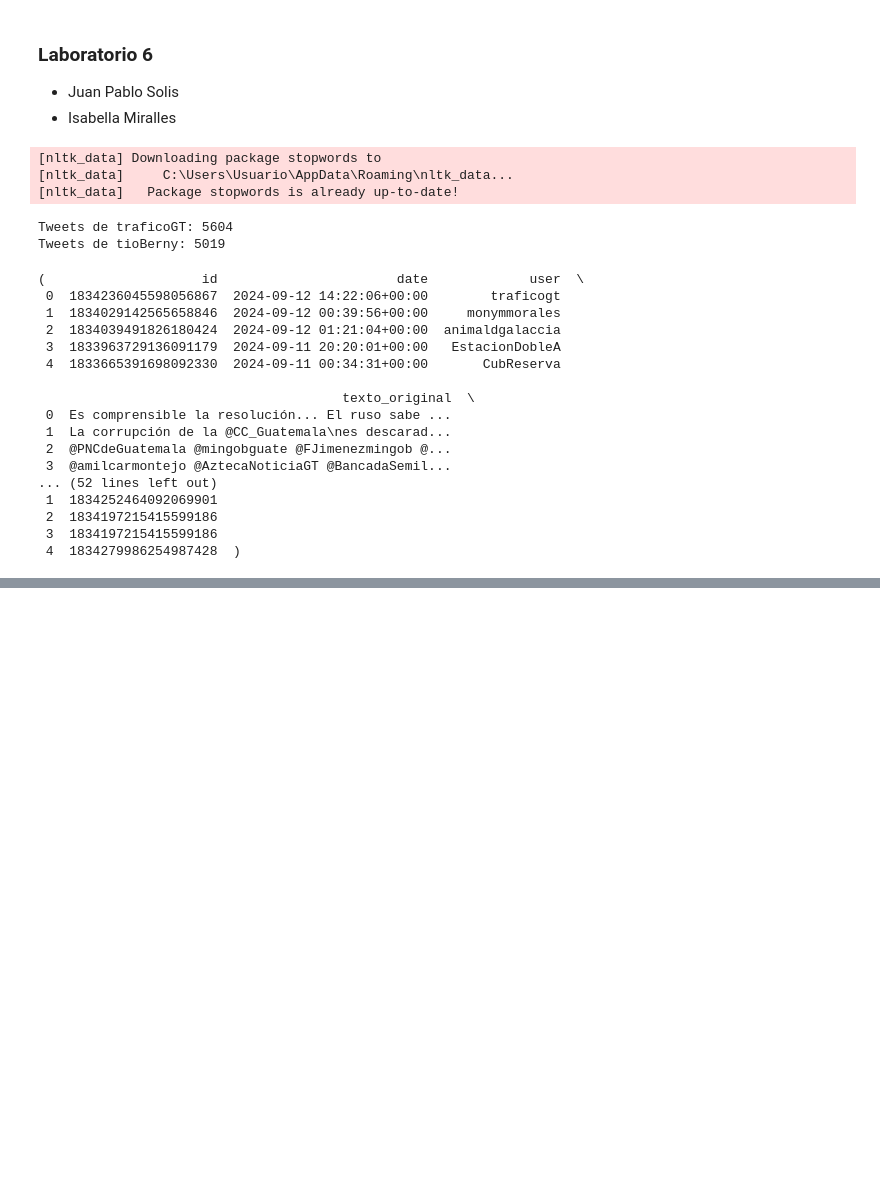
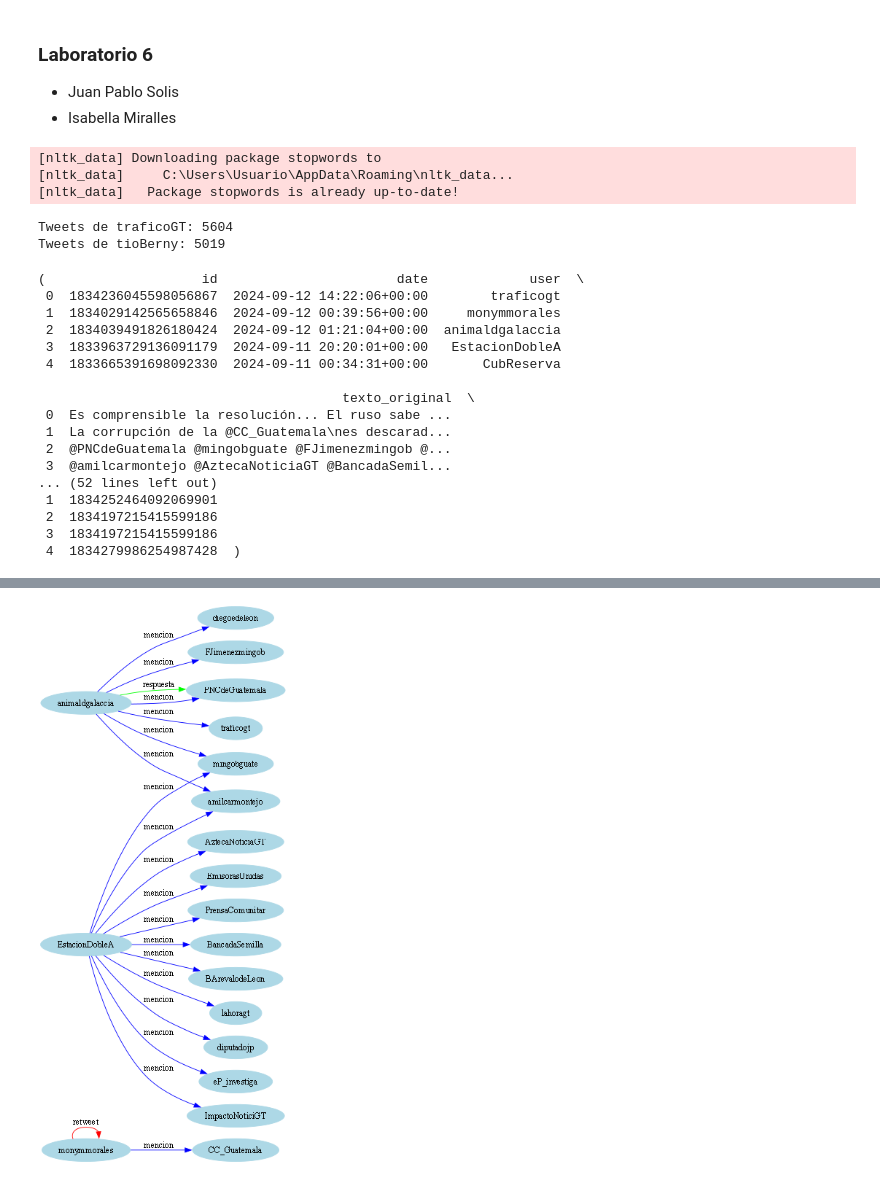
Before and after one commit to JPS4321/Lab6_Data, a Jupyter notebook: lab6.ipynb, the cells around one changed output, grey strips where cells are left out. Drawn from its saved outputs; the diff is of its cells as text; code cells hidden in the pictures; blank space fills up the shorter version.

Commit message:
feat: "Graphviz"

```diff
--- a/lab6.ipynb
+++ b/lab6.ipynb
@@ -108,0 +158,68 @@ df_trafico.head()
+# %%
+import pandas as pd
+from graphviz import Digraph
+from IPython.display import Image
+
+# --- Construir red de interacciones ---
+def construir_red(df):
+    edges = []
+    for _, row in df.iterrows():
+        origen = row["user"]
+
+        # Menciones
+        for m in row["mentions"]:
+            edges.append({"source": origen, "target": m, "tipo": "mencion"})
+
+        # Respuestas
+        if row["in_reply_to"]:
+            edges.append({"source": origen, "target": row["in_reply_to"], "tipo": "respuesta"})
+
+        # Retweets
+        if row["retweets"] > 0:
+            edges.append({"source": origen, "target": row["user"], "tipo": "retweet"})
+
+    return pd.DataFrame(edges)
+
+# --- Graficar con Graphviz ---
+def graficar_red(df_red, titulo="subred"):
+    dot = Digraph(comment=titulo)
+    dot.attr(rankdir="LR", size="8")
+
+    # Nodos
+    usuarios = set(df_red["source"]).union(set(df_red["target"]))
+    for u in usuarios:
+        dot.node(u, u, shape="ellipse", color="lightblue", style="filled")
+
+    # Aristas
+    for _, row in df_red.iterrows():
+        color = "black"
+        if row["tipo"] == "mencion":
+            color = "blue"
+        elif row["tipo"] == "respuesta":
+            color = "green"
+        elif row["tipo"] == "retweet":
+            color = "red"
+
+        dot.edge(row["source"], row["target"], label=row["tipo"], color=color)
+
+    return dot
+
+# ================================
+# EJEMPLO DE USO PARA AMBOS DF
+# ================================
+
+# Construir redes
+red_trafico = construir_red(df_trafico)
+red_tioberny = construir_red(df_tioberny)
+
+# --- Subred con los primeros 20 registros ---
+sub_red_trafico = red_trafico.head(20)
+sub_red_tioberny = red_tioberny.head(20)
+
+# --- Graficar y mostrar inline ---
+dot_trafico = graficar_red(sub_red_trafico, "Subred TraficoGT")
+dot_tioberny = graficar_red(sub_red_tioberny, "Subred TioBerny")
+
+Image(dot_trafico.pipe(format="png"))
+# %% [output]
+[figure, added]
```
Also changed, not shown: parts of 2 cells of this notebook, 1 other file.
